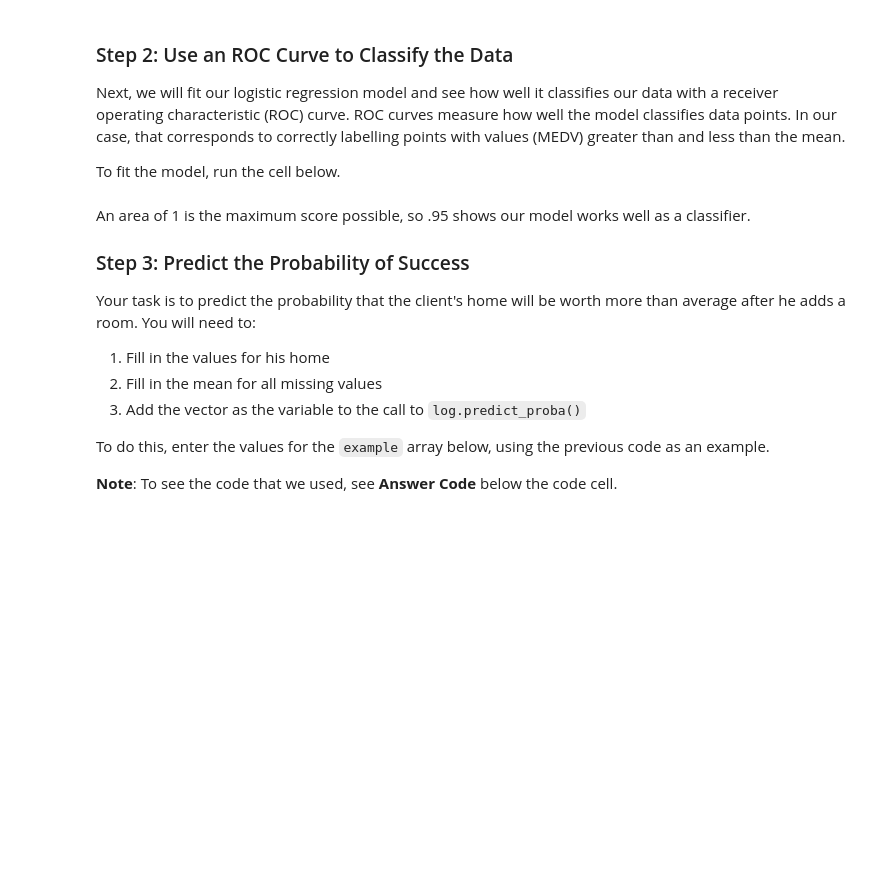
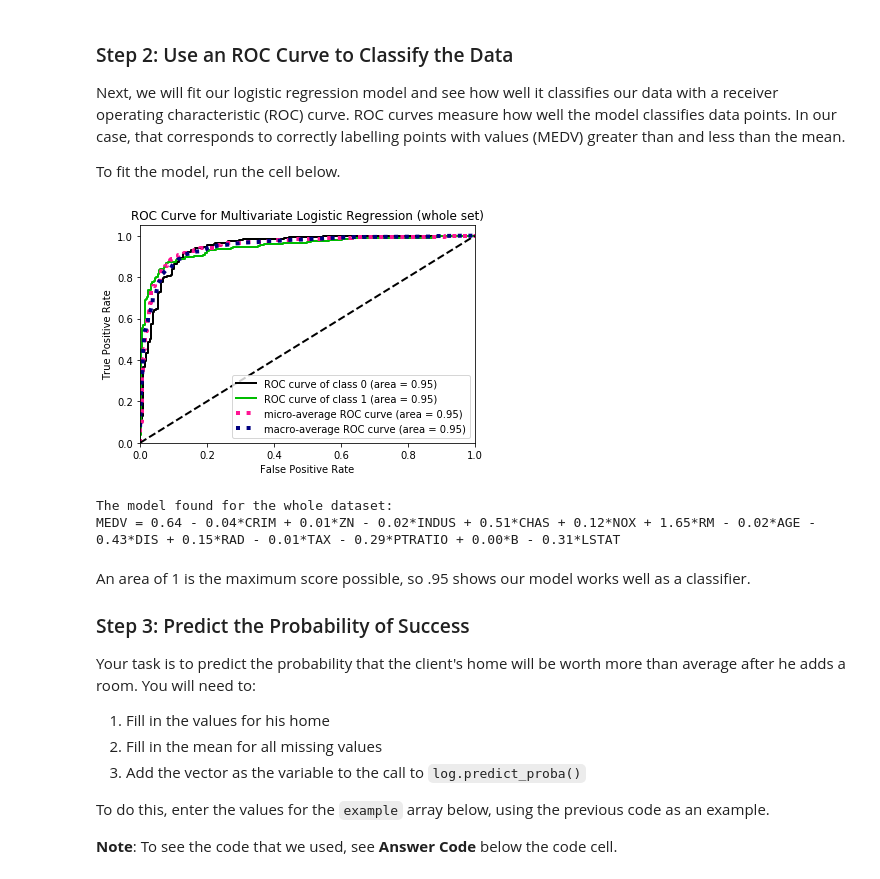
Before and after one commit to shox13/Assignments, a Jupyter notebook: Assignment3/Assignment3.ipynb, the cells around one changed output. Cells and saved outputs as stored; diff of their text form; code cells hidden in the pictures; blank space fills up the shorter version.

```diff
--- a/Assignment3/Assignment3.ipynb
+++ b/Assignment3/Assignment3.ipynb
@@ -117,9 +121,14 @@ We'll plug in the mean values for the values we don't have, which assumes the ho
 
 Run the two following cells to see an estimate for the home.
 # %%
+labels = ['CRIM', 'ZN', 'INDUS', 'CHAS', 'NOX', 'RM', 'AGE',
+          'DIS', 'RAD', 'TAX', 'PTRATIO', 'B', 'LSTAT']
+
 example = np.array([X.mean(axis=0)]).ravel()
 example[5] = 5
 example[7] = 2.5
 example[9] = 700
 example = example.reshape(1,-1)
-example
+example = pd.DataFrame(np.round(example, decimals=2), columns = labels)
+print('Mean plus client-specific values to plug into our model')
+example.rename(index = {0:'Mean/Client Values'})
@@ -272,20 +304,19 @@ Run the cell below to load the necessary training data.
 # %%
 import numpy as np
 !pip install -q scikit-plot
-import scikitplot.plotters as skplt
-#from mpl_toolkits.mplot3d import Axes3D
+from scikitplot.metrics import plot_roc
 from sklearn.datasets import load_boston
 from sklearn.preprocessing import StandardScaler
 from sklearn import linear_model
 from sklearn.model_selection import train_test_split
 import matplotlib.pyplot as plt
 
-def plot_roc(X,y,regr, title, size = 10):
+def plot_roc_curve(X,y,regr, title, size = 10):
 
     regr.fit(X, y)
 
     y_pred = regr.predict_proba(X)
-    skplt.plot_roc_curve(y, y_pred, title = title)
+    plot_roc(y, y_pred, title = title)
     plt.show()
 
 def write_equn(a, b, regr):
@@ -317,14 +348,18 @@ To fit the model, run the cell below.
 # %%
 data = load_boston()
 X = data.data
 target_mean = classify(data.target, data.target.mean())
 
-log = linear_model.LogisticRegression()
+log = linear_model.LogisticRegression(solver='liblinear')
 
 title = 'ROC Curve for Multivariate Logistic Regression (whole set)'
-plot_roc(X, target_mean, log, title)
+plot_roc_curve(X, target_mean, log, title)
 equn_whole = write_equn(X,target_mean, log)
 print("The model found for the whole dataset:\n{}\n".format(equn_whole))
+# %% [output]
+[figure, added]
+The model found for the whole dataset:
+MEDV = 0.64 - 0.04*CRIM + 0.01*ZN - 0.02*INDUS + 0.51*CHAS + 0.12*NOX + 1.65*RM - 0.02*AGE - 0.43*DIS + 0.15*RAD - 0.01*TAX - 0.29*PTRATIO + 0.00*B - 0.31*LSTAT
 # %% [markdown]
 An area of 1 is the maximum score possible, so .95 shows our model works well as a classifier.
 
```
Also changed, not shown: parts of 9 cells of this notebook.
